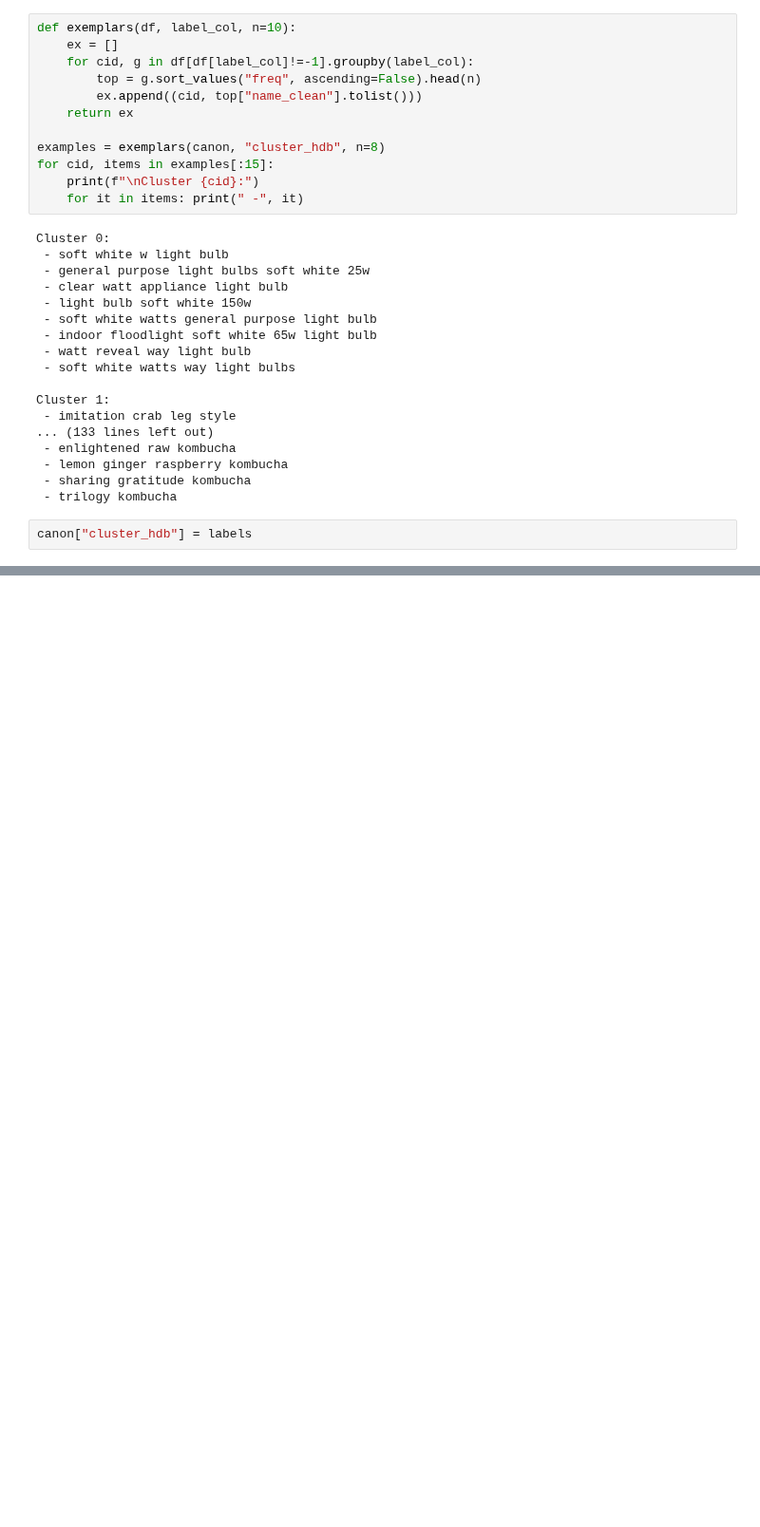
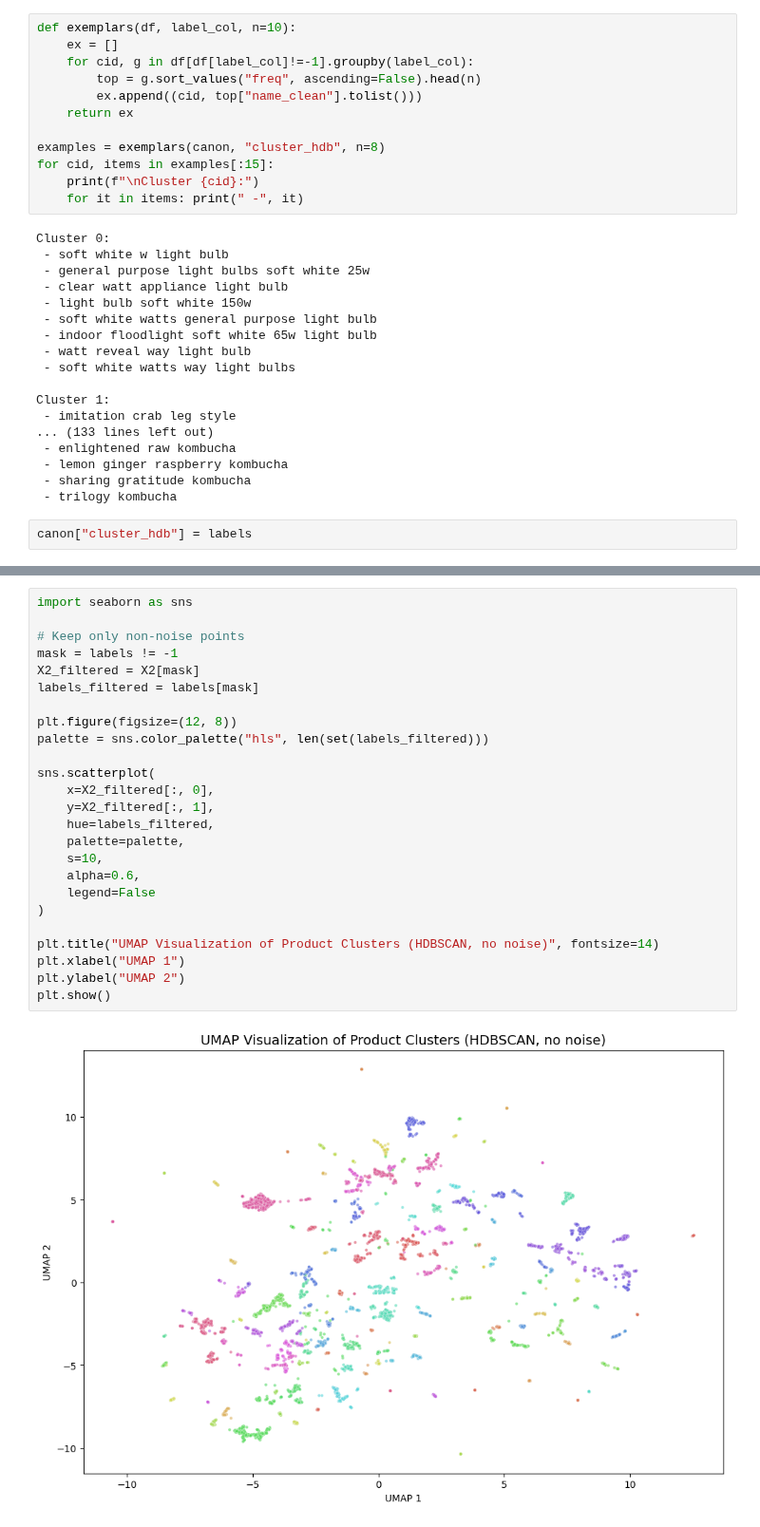
Before and after one commit to Ilampoornan/predicting-purchase-intent, a Jupyter notebook: objective-1.ipynb, the cells around one changed output, grey strips where cells are left out. Shown at 95% size. Drawn from its saved outputs; the diff is of its cells as text; blank space fills up the shorter version.

```diff
--- a/objective-1.ipynb
+++ b/objective-1.ipynb
@@ -215,0 +225,27 @@ Average cluster purity (aisle): 0.7599214061909135
+# %%
+import seaborn as sns
+
+# Keep only non-noise points
+mask = labels != -1
+X2_filtered = X2[mask]
+labels_filtered = labels[mask]
+
+plt.figure(figsize=(12, 8))
+palette = sns.color_palette("hls", len(set(labels_filtered)))
+
+sns.scatterplot(
+    x=X2_filtered[:, 0],
+    y=X2_filtered[:, 1],
+    hue=labels_filtered,
+    palette=palette,
+    s=10,
+    alpha=0.6,
+    legend=False
+)
+
+plt.title("UMAP Visualization of Product Clusters (HDBSCAN, no noise)", fontsize=14)
+plt.xlabel("UMAP 1")
+plt.ylabel("UMAP 2")
+plt.show()
+# %% [output]
+[figure, added]
```
Also changed, not shown: parts of 20 cells of this notebook.
